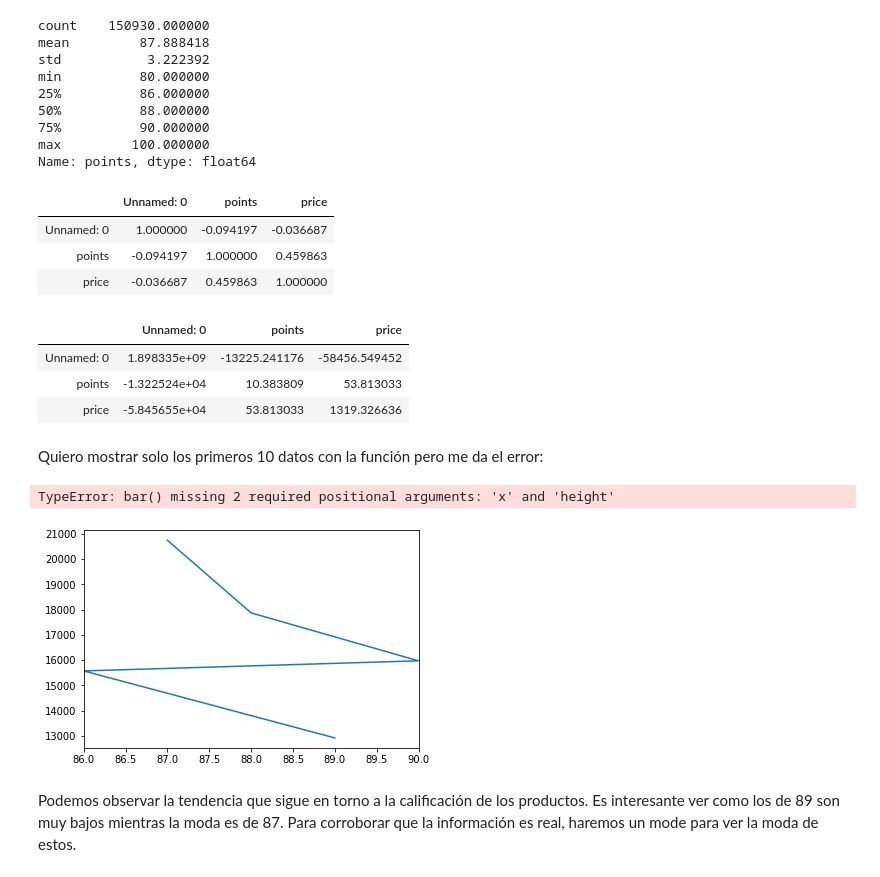
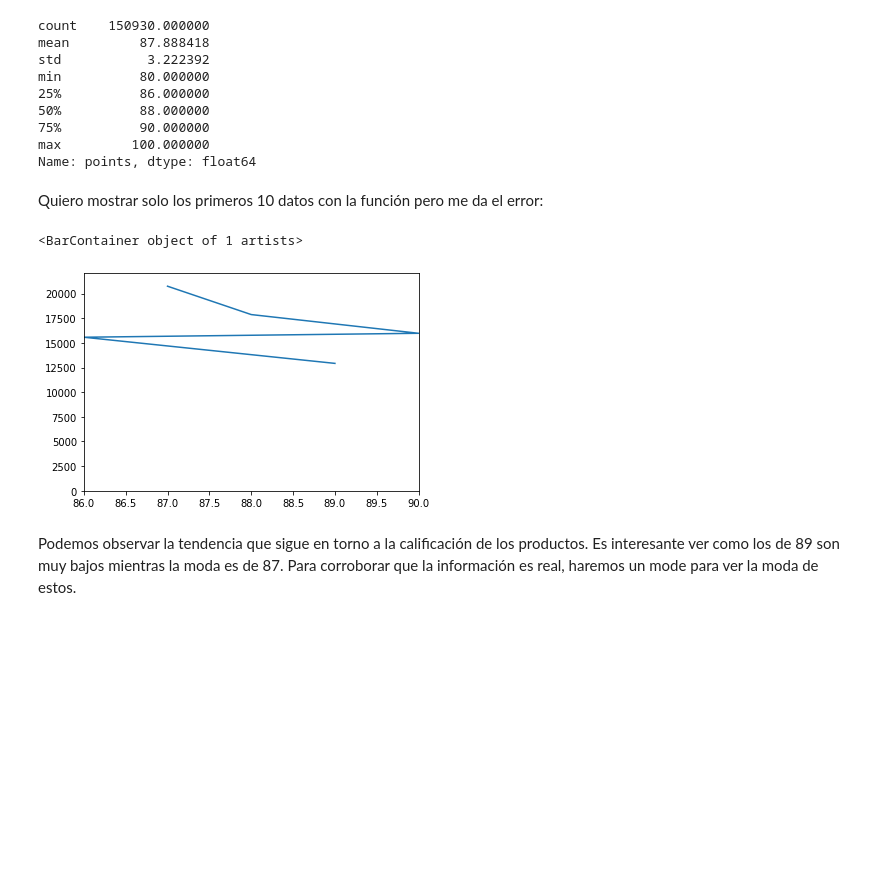
Before and after one commit to angelgct05/mineria-de-datos, a Jupyter notebook: Tarea 2/Tarea 2.ipynb, the cells around one changed output. Cells and saved outputs as stored; diff of their text form; code cells hidden in the pictures; blank space fills up the shorter version.

```diff
--- a/Tarea 2/Tarea 2.ipynb
+++ b/Tarea 2/Tarea 2.ipynb
@@ -42,0 +53,2 @@ dtype: object
+# %%
+df = df.drop(['Unnamed: 0', 'country', 'description', 'designation', 'province', 'region_1', 'region_2'], axis=1)
@@ -100,27 +92,13 @@ min          80.000000
 75%          90.000000
 max         100.000000
 Name: points, dtype: float64
-# %%
-df.corr()
-# %% [output]
-|  | Unnamed: 0 | points | price |
-| Unnamed: 0 | 1.000000 | -0.094197 | -0.036687 |
-| points | -0.094197 | 1.000000 | 0.459863 |
-| price | -0.036687 | 0.459863 | 1.000000 |
-# %%
-df.cov()
-# %% [output]
-|  | Unnamed: 0 | points | price |
-| Unnamed: 0 | 1.898335e+09 | -13225.241176 | -58456.549452 |
-| points | -1.322524e+04 | 10.383809 | 53.813033 |
-| price | -5.845655e+04 | 53.813033 | 1319.326636 |
 # %% [markdown]
 Quiero mostrar solo los primeros 10 datos con la función pero me da el error:
 # %%
-df['points'].value_counts().head().plot().bar()
+df['points'].value_counts().head().plot().bar(100, 21000)
 # %% [output]
-TypeError: bar() missing 2 required positional arguments: 'x' and 'height'
+<BarContainer object of 1 artists>
-[figure, old version]
+[figure, new version]
 # %% [markdown]
 Podemos observar la tendencia que sigue en torno a la calificación de los productos. Es interesante ver como los de 89 son muy bajos mientras la moda es de 87.
 Para corroborar que la información es real, haremos un mode para ver la moda de estos.
```
Also changed, not shown: parts of 12 cells of this notebook.
